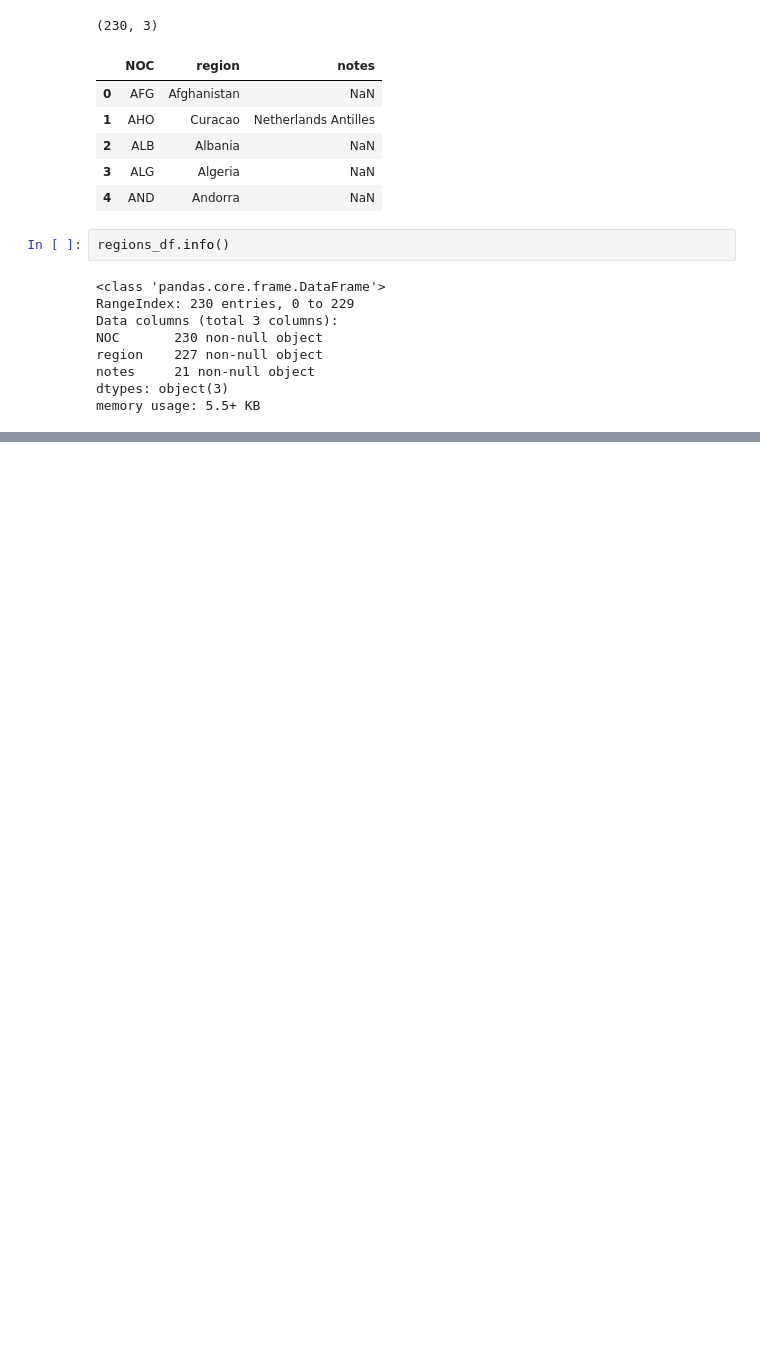
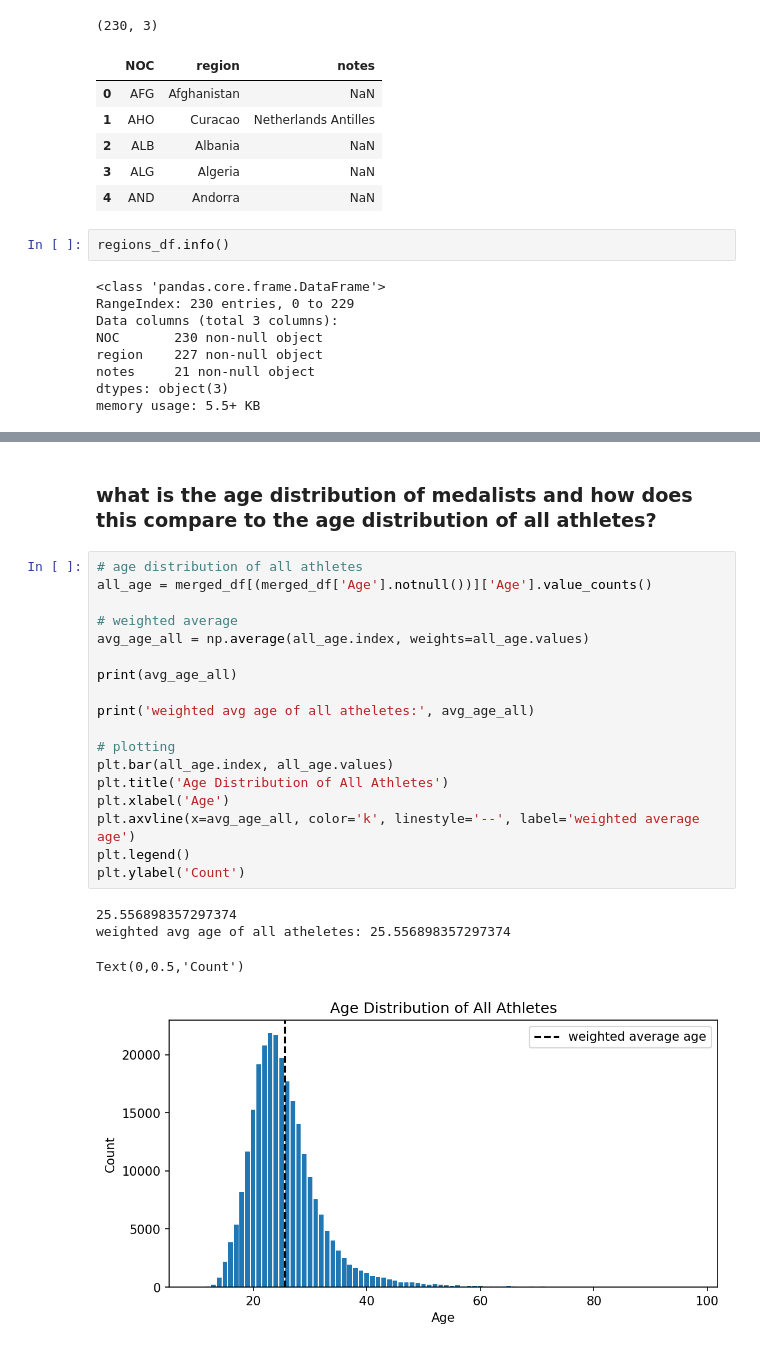
Before and after one commit to yasirdin/kaggle-olympic, a Jupyter notebook: data_exploration_v1.ipynb, the cells around one changed output, grey strips where cells are left out. Cells and saved outputs as stored; diff of their text form; blank space fills up the shorter version.

```diff
--- a/data_exploration_v1.ipynb
+++ b/data_exploration_v1.ipynb
@@ -125,0 +247,25 @@ events_df.describe()
+# %% [markdown]
+### what is the age distribution of medalists and how does this compare to the age distribution of all athletes?
+# %%
+# age distribution of all athletes
+all_age = merged_df[(merged_df['Age'].notnull())]['Age'].value_counts()
+
+# weighted average
+avg_age_all = np.average(all_age.index, weights=all_age.values)
+
+print(avg_age_all)
+
+print('weighted avg age of all atheletes:', avg_age_all)
+
+# plotting
+plt.bar(all_age.index, all_age.values)
+plt.title('Age Distribution of All Athletes')
+plt.xlabel('Age')
+plt.axvline(x=avg_age_all, color='k', linestyle='--', label='weighted average age')
+plt.legend()
+plt.ylabel('Count')
+# %% [output]
+25.556898357297374
+weighted avg age of all atheletes: 25.556898357297374
+Text(0,0.5,'Count')
+[figure, added]
```
Also changed, not shown: parts of 30 cells of this notebook.
